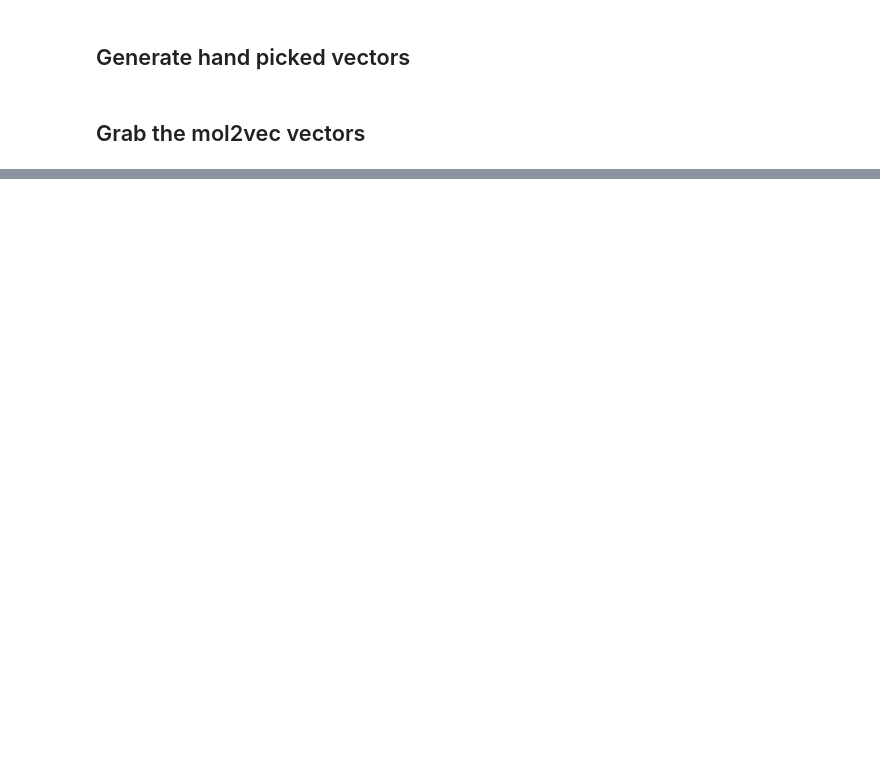
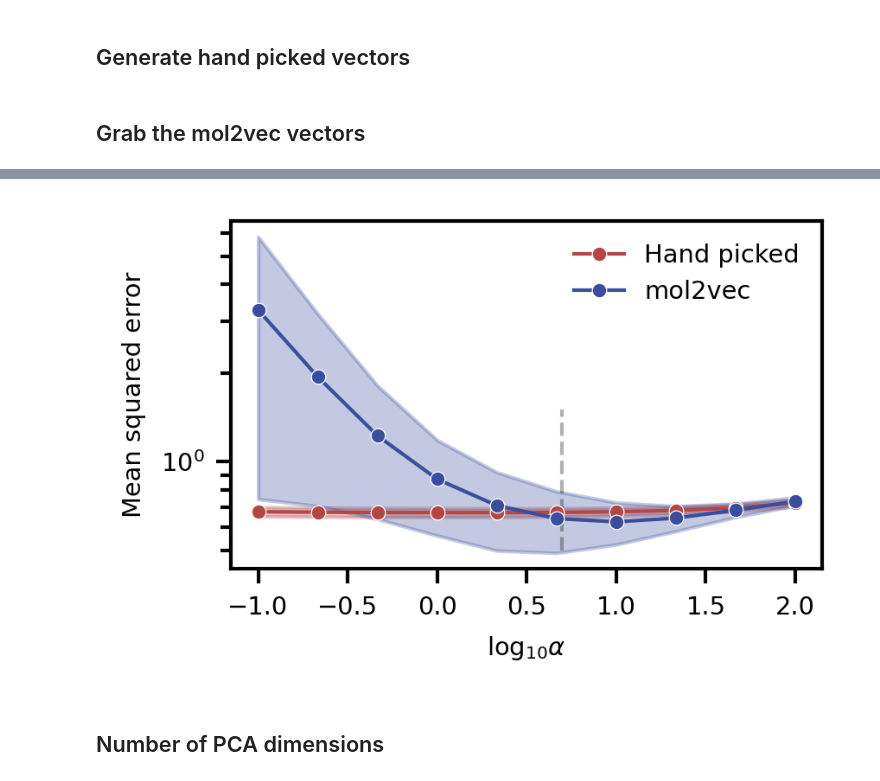
Before and after one commit to laserkelvin/umda, a Jupyter notebook: notebooks/estimator_training/handpicked features.ipynb, the cells around one changed output, grey strips where cells are left out. Cells and saved outputs as stored; diff of their text form; code cells hidden in the pictures; blank space fills up the shorter version.

Commit message:
Updated pipeline with molecule split CV

```diff
--- a/notebooks/estimator_training/handpicked features.ipynb
+++ b/notebooks/estimator_training/handpicked features.ipynb
@@ -98,0 +146,45 @@ fig.savefig("outputs/ridge_handpicked_vs_mol2vec.pdf", dpi=150)
+# %%
+alpha_results = list()
+alphas = 10**np.linspace(-1., 2., 10)
+
+for label, data in zip(["Hand picked", "mol2vec"], [(boot_hand_X, boot_hand_Y, hand_vecs, hand_indices), (boot_mol_X, boot_mol_Y, mol_vecs, mol_indices)]):
+    x, y, vecs, indices = data
+    for alpha in alphas:
+        model = Ridge(alpha, tol=1e-5)
+        errors = list()
+        for split in cv.split(x, y, indices):
+            train, test = split
+            result = model.fit(x[train], y[train])
+            errors.append(mean_squared_error(Y, result.predict(vecs)))
+        mean_error, std_error = np.mean(errors), np.std(errors)
+        alpha_results.append({"features": label, "alpha": np.log10(alpha), "mean": mean_error, "std": std_error})
+# %%
+df = pd.DataFrame(alpha_results)
+
+from matplotlib.lines import Line2D
+# %%
+fig, ax = plt.subplots(figsize=(3, 2))
+
+colors = ["#b44645", "#3a4e9d",]
+
+for key, color in zip(df["features"].unique(), colors):
+    temp = df.loc[df["features"] == key]
+    ax.plot(temp["alpha"], temp["mean"], marker="o", markersize=4., mec="w", mew=0.3, color=color)
+    ax.fill_between(temp["alpha"], temp["mean"] + temp["std"], temp["mean"] - temp["std"], color=color, alpha=0.3)
+    # for col, marker in zip(["train_error", "test_error"], ["o", "s"]):
+    #     ax.plot(temp["alpha"], temp[col], marker=marker, markersize=4., mec="w", mew=0.3, color=color)
+ax.set(xlabel="$\\log_{10} \\alpha$", ylabel="Mean squared error")
+# ax.text(0.2, 0.8, "Hand picked", transform=ax.transAxes, color="#b44645", fontsize="x-small", verticalalignment="center")
+# ax.text(0.2, 0.2, "mol2vec", transform=ax.transAxes, color="#3a4e9d", fontsize="x-small", verticalalignment="center")
+ax.vlines(np.log10(5.), 5e-1, 1.5, ls="--", alpha=0.3)
+ax.set(yscale="log")
+legend_elements = [
+    Line2D([0], [0], marker="o", label="Hand picked", markersize=4., mec="w", mew=0.3, color="#b44645"),
+    Line2D([0], [0], marker="o", label="mol2vec", markersize=4., mec="w", mew=0.3, color="#3a4e9d")
+]
+ax.legend(handles=legend_elements, fontsize="x-small")
+fig.savefig("outputs/handpicked_alpha_hparam.pdf", dpi=150)
+# %% [output]
+[figure, added]
+# %% [markdown]
+## Number of PCA dimensions
```
Also changed, not shown: parts of 14 cells of this notebook, 4 other files.
